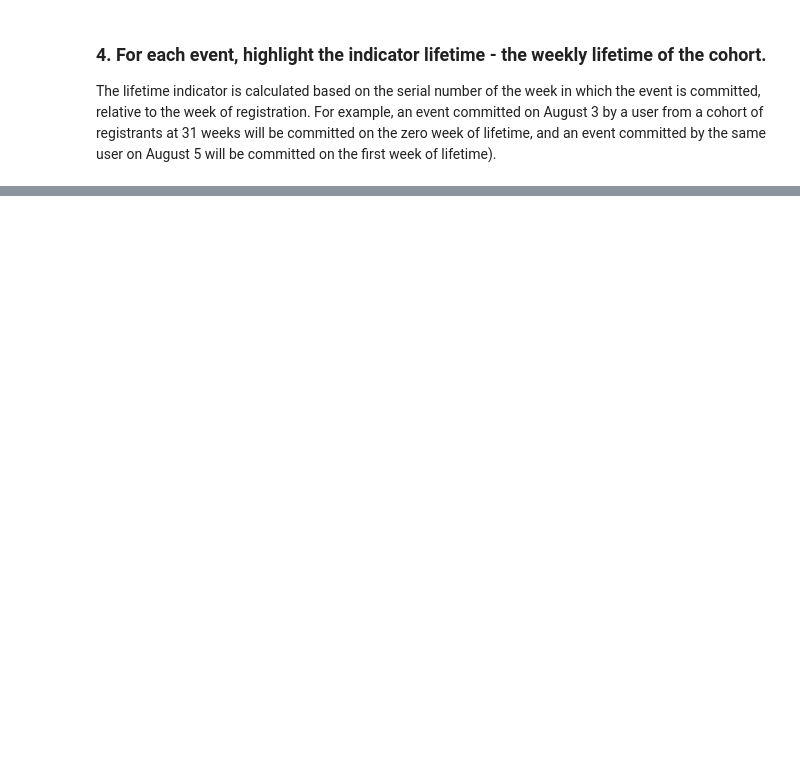
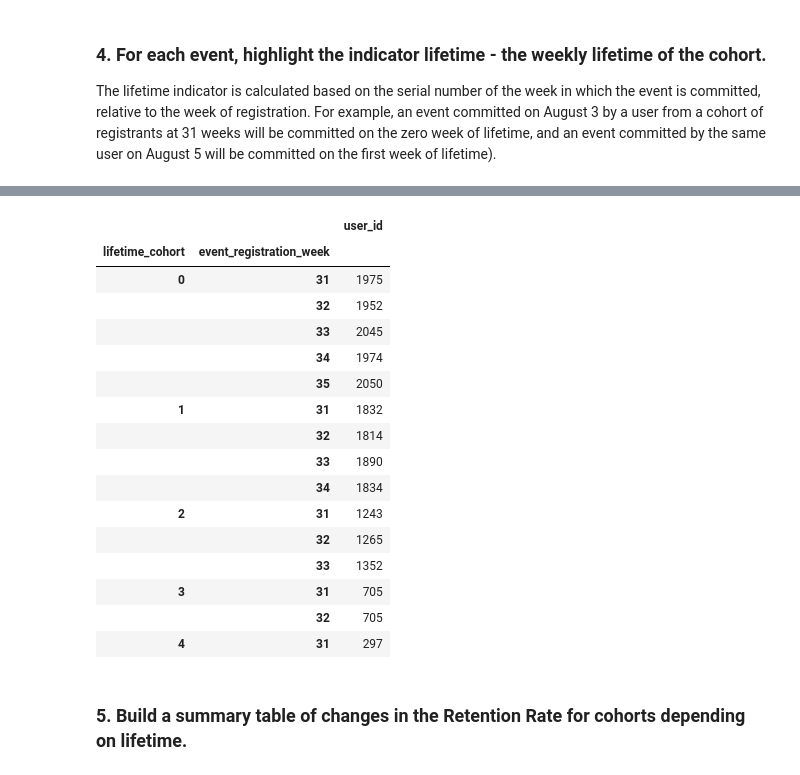
Before and after one commit to EderReisS/test_task_DS, a Jupyter notebook: Task 2/task2.ipynb, the cells around one changed output, grey strips where cells are left out. Cells and saved outputs as stored; diff of their text form; code cells hidden in the pictures; blank space fills up the shorter version.

```diff
--- a/Task 2/task2.ipynb
+++ b/Task 2/task2.ipynb
@@ -83,3 +98,5 @@ data.head()
+# %%
+data.set_index(index_data, inplace =True)
 # %% [markdown]
 ### 3. How many unique users in the cohort with ID 33?
 # %%
@@ -92,3 +109,15 @@ There are 5102 unique users.
 # %% [markdown]
 ### 4. For each event, highlight the indicator lifetime - the weekly lifetime of the cohort.
 The lifetime indicator is calculated based on the serial number of the week in which the event is committed, relative to the week of registration. For example, an event committed on August 3 by a user from a cohort of registrants at 31 weeks will be committed on the zero week of lifetime, and an event committed by the same user on August 5 will be committed on the first week of lifetime).
+# %%
+def lifetime(data):
+    df = data.copy()
+
+    df['event_week'] = df.index.strftime('%W')
+    df['event_week'] = df['event_week'].astype("int")+1
+
+    df['lifetime_cohort'] = df['event_week'] - df['event_registration_week']
+
+    return df['lifetime_cohort']
+# %%
+data['lifetime_cohort'] = lifetime(data)
@@ -94,0 +137,22 @@ The lifetime indicator is calculated based on the serial number of the week in w
+# %%
+cohorts
+# %% [output]
+|  |  | user_id |
+| lifetime_cohort | event_registration_week |  |
+| 0 | 31 | 1975 |
+|  | 32 | 1952 |
+|  | 33 | 2045 |
+|  | 34 | 1974 |
+|  | 35 | 2050 |
+| 1 | 31 | 1832 |
+|  | 32 | 1814 |
+|  | 33 | 1890 |
+|  | 34 | 1834 |
+| 2 | 31 | 1243 |
+|  | 32 | 1265 |
+|  | 33 | 1352 |
+| 3 | 31 | 705 |
+|  | 32 | 705 |
+| 4 | 31 | 297 |
+# %% [markdown]
+### 5. Build a summary table of changes in the Retention Rate for cohorts depending on lifetime.
```
Also changed, not shown: parts of 41 cells of this notebook.
